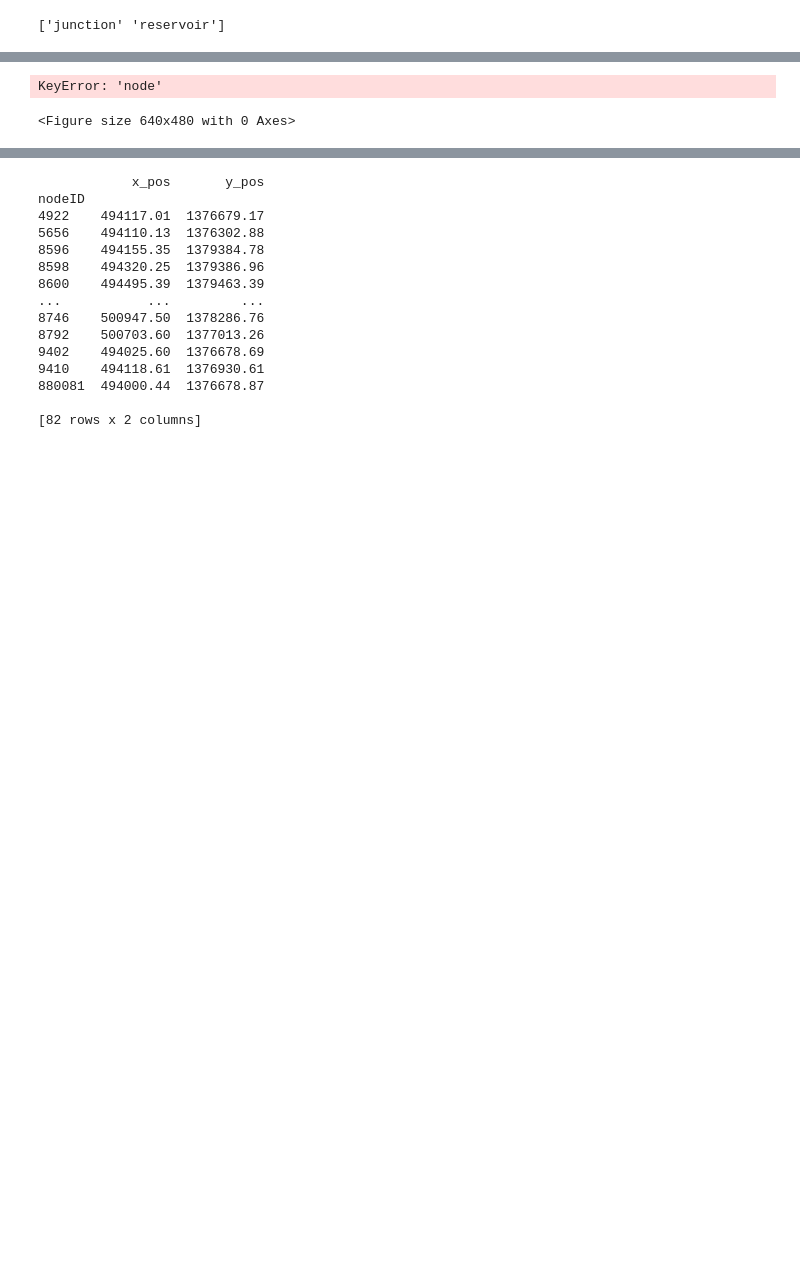
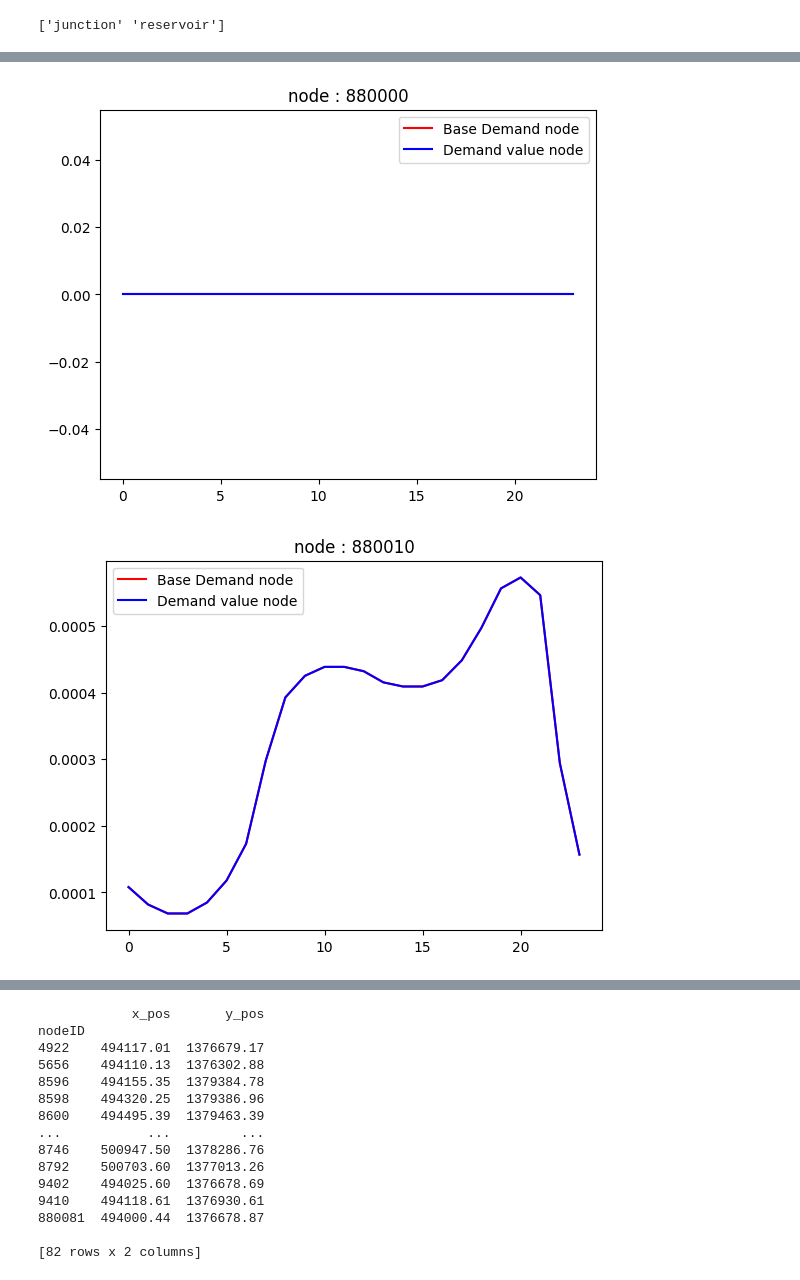
Before and after one commit to WITS-Restart/WDN-Dataset-Workbench, a Jupyter notebook: plot-analysis/plot-demand.ipynb, the cells around one changed output, grey strips where cells are left out. Cells and saved outputs as stored; diff of their text form; code cells hidden in the pictures; blank space fills up the shorter version.

```diff
--- a/plot-analysis/plot-demand.ipynb
+++ b/plot-analysis/plot-demand.ipynb
@@ -22,4 +57,4 @@ print(wdn.iloc[-1])
 # %%
-nodeListValue = wdn['node'].unique()
+nodeListValue = wdn['nodeID'].unique()
 print(nodeListValue)
 print(len(nodeListValue))
@@ -72,32 +209,34 @@ for index, row in nodes_junction.iterrows():
 # %%
 #select node and plot demand (base and value)
 
 figureIndex = 0
 
 
 for node in nodeListValue:
 
     if figureIndex%10==0:
 
       fig = plt.figure(figureIndex)
       # print("node : ", node)
-      dataToPlot = wdn.loc[(wdn['node'] == node)]
+      dataToPlot = wdn.loc[(wdn['nodeID'] == node)]
 
       baseDemandToPlot = dataToPlot['base_demand'].values #*  3.785412 * 60
       # leakDemandToPlot = dataToPlot['leak_demand_value'].values #*  3.785412 * 60
-      demandToPlot = dataToPlot['demand'].values #*  3.785412 * 60
+      demandToPlot = dataToPlot['demand_value'].values #*  3.785412 * 60
 
       xs = np.arange(len(demandToPlot))
 
       plt.plot(xs, baseDemandToPlot,  'r', label='Base Demand node')
       plt.plot(xs, demandToPlot,  'b', label='Demand value node')
       # plt.plot(xs, leakDemandToPlot, label='Leak Demand value node')
       plt.title("node : "+ str(node))
       plt.legend()
 
     figureIndex += 1
+    if figureIndex>100:
+      break
 
 plt.show()
 # %% [output]
-KeyError: 'node'
-<Figure size 640x480 with 0 Axes>
+[figure, added]
+[figure, added]
```
Also changed, not shown: parts of 10 cells of this notebook, 9 other files.
